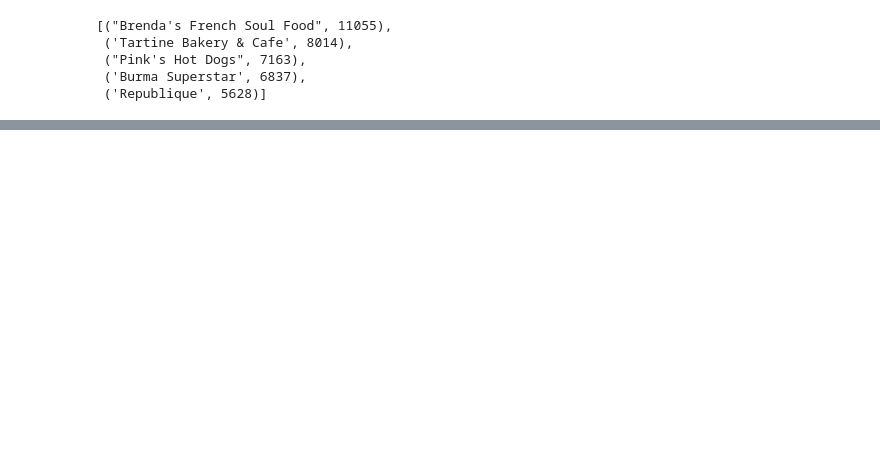
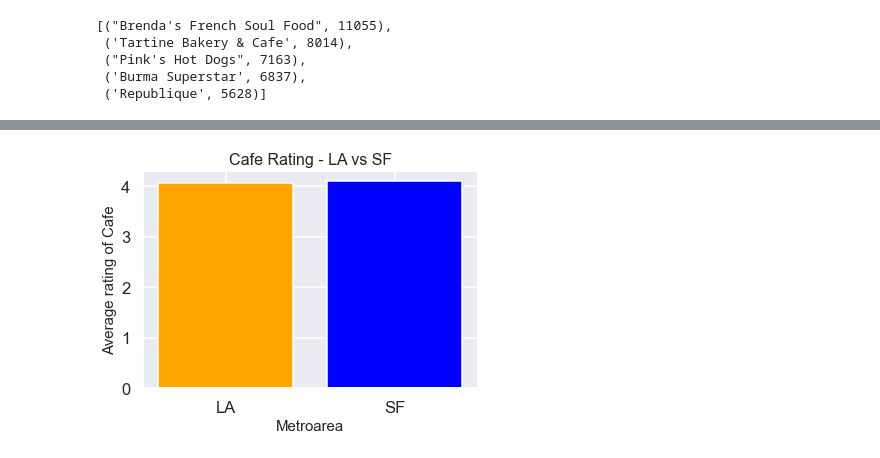
Before and after one commit to dawsonc96/YELP-Reviews-Project, a Jupyter notebook: yelp_setup.ipynb, the cells around one changed output, grey strips where cells are left out. Saved outputs shown, nothing was run; the diff lists cells and outputs as text; code cells hidden in the pictures; blank space fills up the shorter version.

```diff
--- a/yelp_setup.ipynb
+++ b/yelp_setup.ipynb
@@ -480,9 +290,9 @@ n[0][0]
 # %%
 # What is the average rating of businesses that have a price label of one dollar sign? Two dollar signs? Three dollar signs?
-x=cursor.execute("""SELECT
+cursor.execute("""SELECT
                    price, AVG(rating)
                    FROM businesses
-                   WHERE price = '$' OR price = '$$' OR price = '$$$'
+                   --WHERE  price = '$' OR price = '$$' OR price = '$$$'
                    GROUP BY price
                    """).fetchall()
 # %%
@@ -524,0 +438,19 @@ cursor.execute("""SELECT b.name, r.text, b.rating, r.time_created, b.review_coun
+# %%
+# Created a bar graph comparing average cafe restaurant rating between LA and SF
+fig, ax = plt.subplots()
+
+# Plot a bar-chart
+ax.bar(cities, city_rating, color = ('Orange', 'Blue') )
+
+# Set title and lables
+
+# ax.set_xticklabels(['Los Angeles','San Francisco'], minor=False )
+ax.set_ylabel("Average rating of Cafe", size = 15)
+ax.set_xlabel ("Metroarea", size = 15)
+ax.set_title('Cafe Rating - LA vs SF', size = 16)
+
+plt.show()
+
+# Cafes in SF and LA have very similar average ratings. Caf
+# %% [output]
+[figure, added]
```
Also changed, not shown: parts of 69 cells of this notebook, 1 other file.
